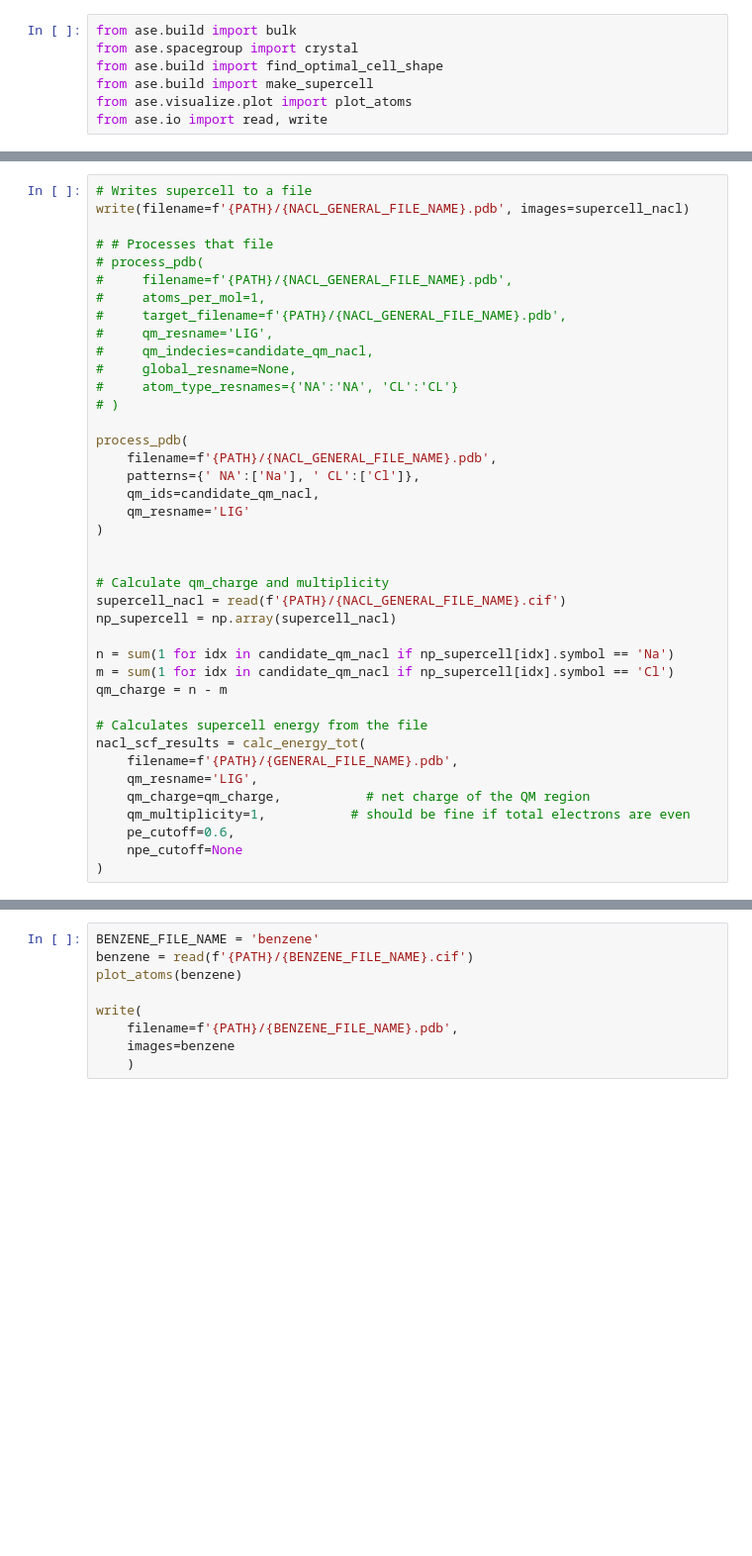
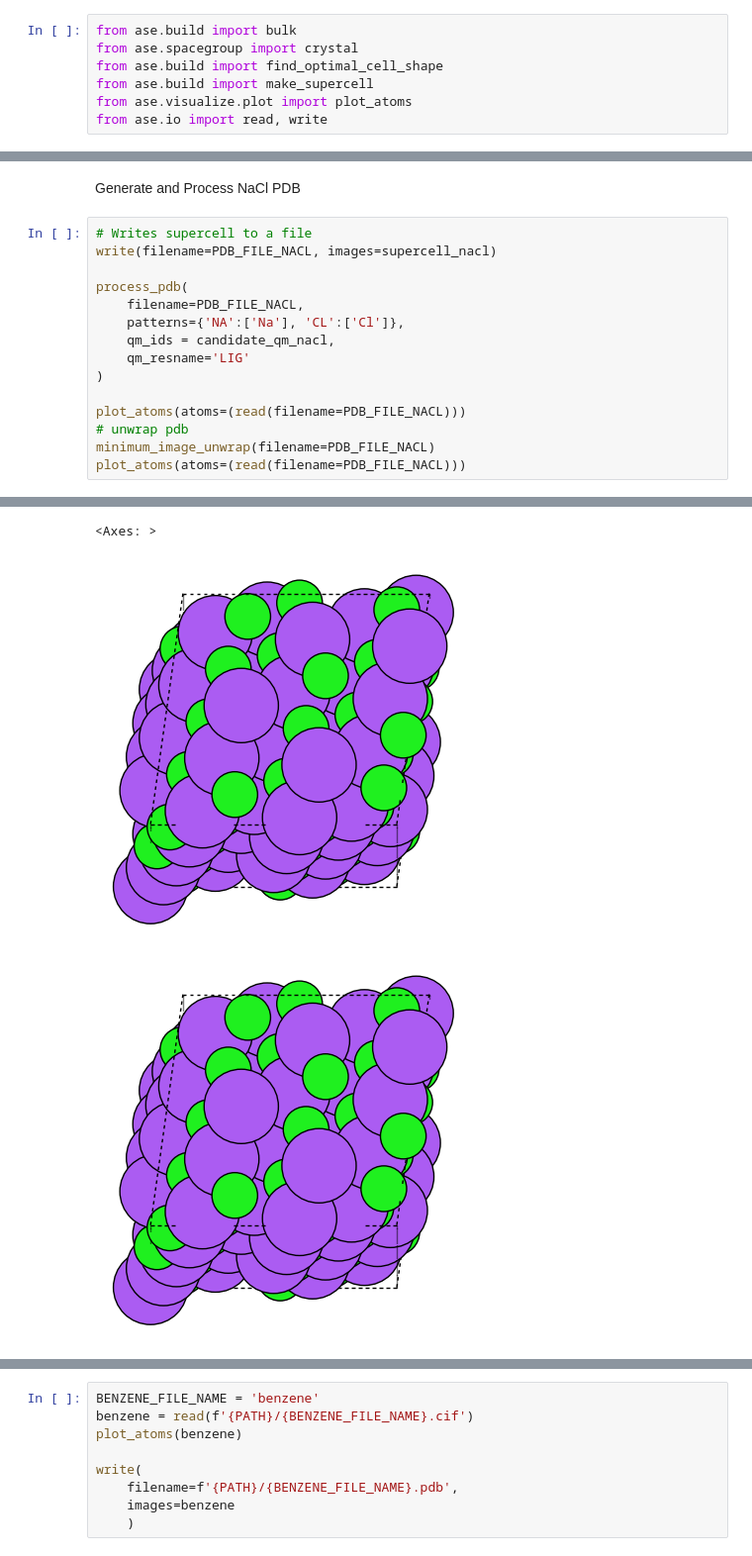
Before and after one commit to Per-Tao-Sohrabi/VeloxChem, a Jupyter notebook: src/pymodule/ECM_test/testing_ecm.ipynb, the cells around one changed output, grey strips where cells are left out. Shown at 99% size. Saved outputs shown, nothing was run; the diff lists cells and outputs as text; blank space fills up the shorter version.

```diff
--- a/src/pymodule/ECM_test/testing_ecm.ipynb
+++ b/src/pymodule/ECM_test/testing_ecm.ipynb
@@ -818,40 +879,18 @@ candidate_qm_nacl = get_centeroid_region(f'{PATH}/{NACL_GENERAL_FILE_NAME}.cif',
+# %% [markdown]
+Generate and Process NaCl PDB
 # %%
 # Writes supercell to a file
-write(filename=f'{PATH}/{NACL_GENERAL_FILE_NAME}.pdb', images=supercell_nacl)
-
-# # Processes that file
-# process_pdb(
-#     filename=f'{PATH}/{NACL_GENERAL_FILE_NAME}.pdb',
-#     atoms_per_mol=1,
-#     target_filename=f'{PATH}/{NACL_GENERAL_FILE_NAME}.pdb',
-#     qm_resname='LIG',
-#     qm_indecies=candidate_qm_nacl,
-#     global_resname=None,
-#     atom_type_resnames={'NA':'NA', 'CL':'CL'}
-# )
+write(filename=PDB_FILE_NACL, images=supercell_nacl)
 
 process_pdb(
-    filename=f'{PATH}/{NACL_GENERAL_FILE_NAME}.pdb',
-    patterns={' NA':['Na'], ' CL':['Cl']},
-    qm_ids=candidate_qm_nacl,
+    filename=PDB_FILE_NACL,
+    patterns={'NA':['Na'], 'CL':['Cl']},
+    qm_ids = candidate_qm_nacl,
     qm_resname='LIG'
 )
 
-
-# Calculate qm_charge and multiplicity
-supercell_nacl = read(f'{PATH}/{NACL_GENERAL_FILE_NAME}.cif')
-np_supercell = np.array(supercell_nacl)
-
-n = sum(1 for idx in candidate_qm_nacl if np_supercell[idx].symbol == 'Na')
-m = sum(1 for idx in candidate_qm_nacl if np_supercell[idx].symbol == 'Cl')
-qm_charge = n - m
-
-# Calculates supercell energy from the file
-nacl_scf_results = calc_energy_tot(
-    filename=f'{PATH}/{GENERAL_FILE_NAME}.pdb',
-    qm_resname='LIG',
-    qm_charge=qm_charge,           # net charge of the QM region
-    qm_multiplicity=1,           # should be fine if total electrons are even
-    pe_cutoff=0.6,
-    npe_cutoff=None
-)
+plot_atoms(atoms=(read(filename=PDB_FILE_NACL)))
+# unwrap pdb
+minimum_image_unwrap(filename=PDB_FILE_NACL)
+plot_atoms(atoms=(read(filename=PDB_FILE_NACL)))
+# %% [output]
@@ -857,0 +914,3 @@ nacl_scf_results = calc_energy_tot(
+<Axes: >
+[figure, added]
+[figure, added]
```
Also changed, not shown: parts of 40 cells of this notebook, 7 other files.
